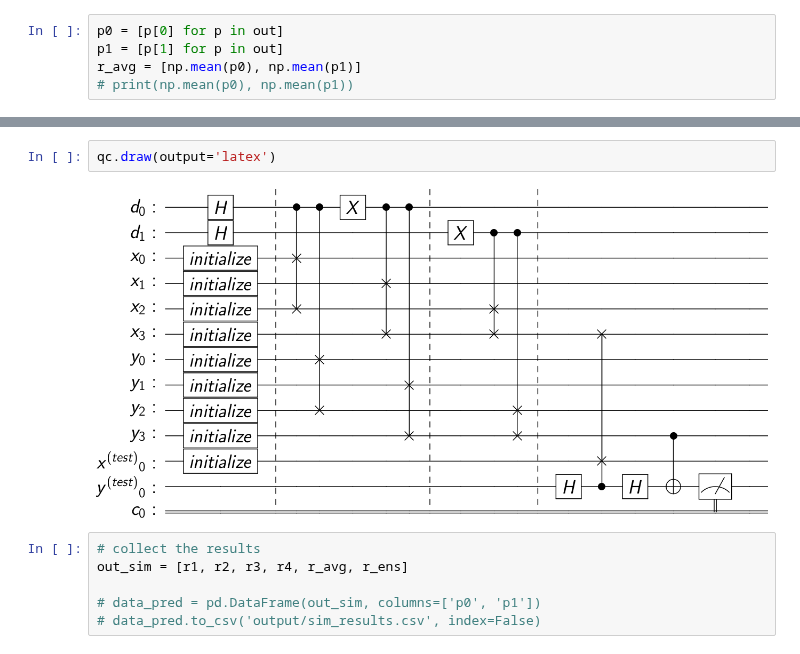
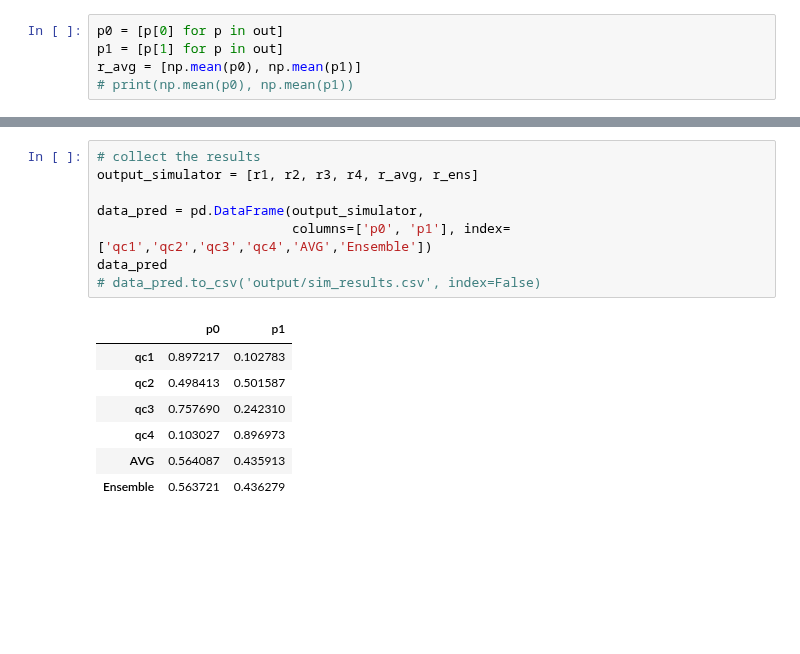
Before and after one commit to amacaluso/Quantum-Ensemble-for-Classification, a Jupyter notebook: notebooks/Quantum-Ensemble-as-Simple-Averaging.ipynb, the cells around one changed output, grey strips where cells are left out. Cells and saved outputs as stored; diff of their text form; blank space fills up the shorter version.

```diff
--- a/notebooks/Quantum-Ensemble-as-Simple-Averaging.ipynb
+++ b/notebooks/Quantum-Ensemble-as-Simple-Averaging.ipynb
@@ -122,10 +116,16 @@ print(r_ens)
-# %%
-qc.draw(output='latex')
-# %% [output]
-[figure, removed]
 # %%
 # collect the results
-out_sim = [r1, r2, r3, r4, r_avg, r_ens]
+output_simulator = [r1, r2, r3, r4, r_avg, r_ens]
 
-# data_pred = pd.DataFrame(out_sim, columns=['p0', 'p1'])
+data_pred = pd.DataFrame(output_simulator,
+                         columns=['p0', 'p1'], index=['qc1','qc2','qc3','qc4','AVG','Ensemble'])
+data_pred
 # data_pred.to_csv('output/sim_results.csv', index=False)
+# %% [output]
+|  | p0 | p1 |
+| qc1 | 0.897217 | 0.102783 |
+| qc2 | 0.498413 | 0.501587 |
+| qc3 | 0.757690 | 0.242310 |
+| qc4 | 0.103027 | 0.896973 |
+| AVG | 0.564087 | 0.435913 |
+| Ensemble | 0.563721 | 0.436279 |
```
Also changed, not shown: parts of 21 cells of this notebook, 1 other file.
